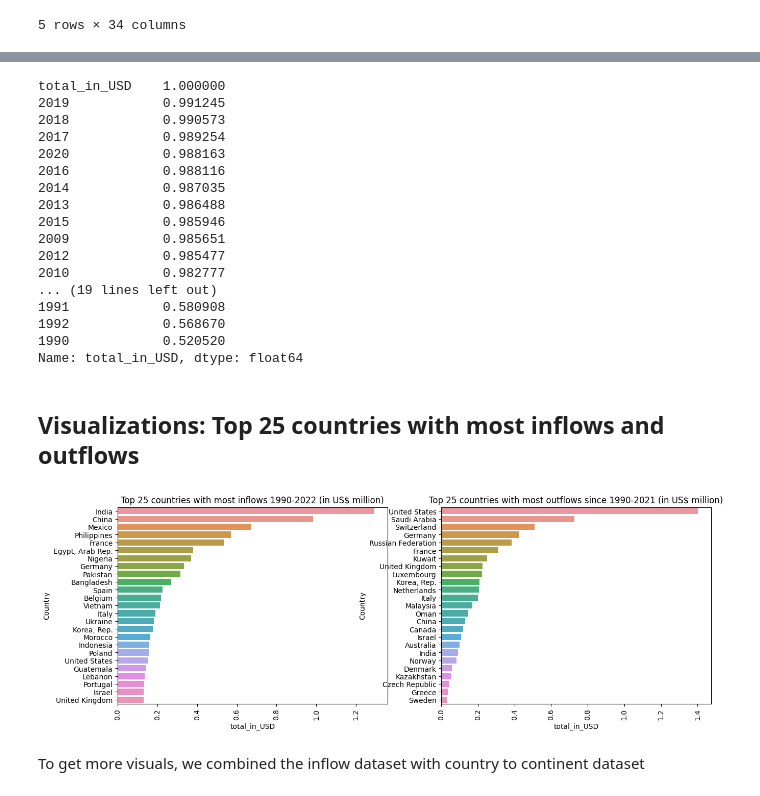
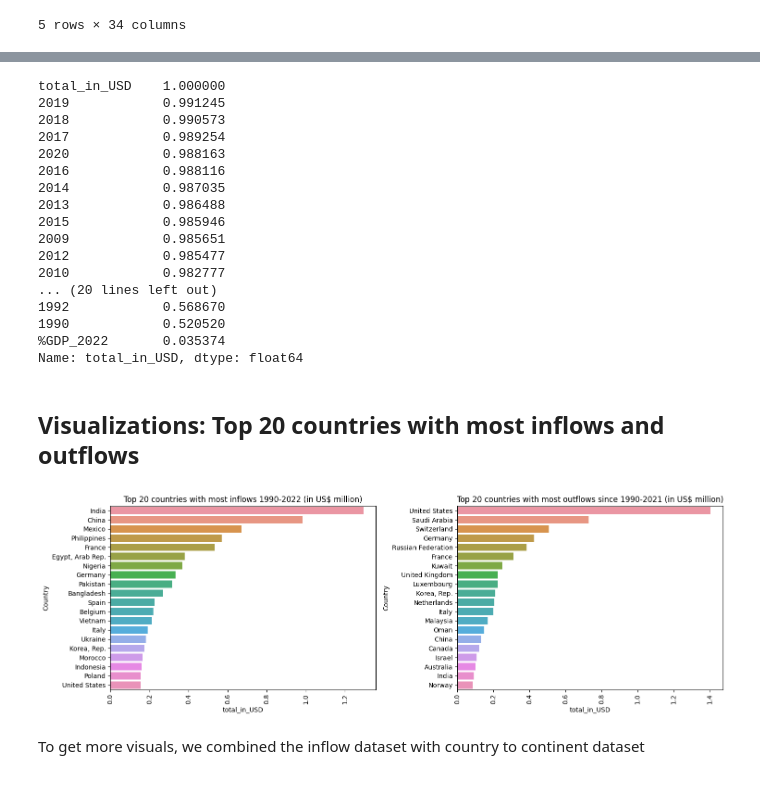
Before and after one commit to oakerekan/Bayes---Hamoye---Remittance-Pattern-and-Economic-development, a Jupyter notebook: 03. Remittance_Patterns_Exploratory_Data_Analysis.ipynb, the cells around one changed output, grey strips where cells are left out. Drawn from its saved outputs; the diff is of its cells as text; code cells hidden in the pictures.

```diff
--- a/03. Remittance_Patterns_Exploratory_Data_Analysis.ipynb
+++ b/03. Remittance_Patterns_Exploratory_Data_Analysis.ipynb
@@ -99,19 +98,19 @@ outflow.head()
 5 rows × 34 columns
 # %%
 # # Create a new column 'total_in_USD' containing the sum of values per row (axis=1)
-inflow.drop(columns=['%GDP_2022'],inplace=True)
-inflow['total_in_USD'] = inflow.sum(axis=1)
+#inflow.drop(columns=['%GDP_2022'],inplace=True)
+inflow['total_in_USD'] = inflow.iloc[:,:-1].sum(axis=1)
 
-outflow.drop(columns=['%GDP_2021'],inplace=True)
-outflow['total_in_USD'] = outflow.sum(axis=1)
+#outflow.drop(columns=['%GDP_2021'],inplace=True)
+outflow['total_in_USD'] = outflow.iloc[:,:-1].sum(axis=1)
 # %%
-# Sort values by highest USD sum total (25)
-inflow_top = inflow.sort_values(by='total_in_USD',ascending=False).head(25)
-outflow_top = outflow.sort_values(by='total_in_USD',ascending=False).head(25)
+# Sort values by highest USD sum total (20)
+top_inflow = inflow.sort_values(by='total_in_USD',ascending=False).head(20)
+top_outflow = outflow.sort_values(by='total_in_USD',ascending=False).head(20)
 # %%
 # Rename column and reset index
-inflow_top.rename(columns={'Migrant remittance inflows (US$ million)':'Country'}, inplace=True)
-inflow_top.reset_index(drop=True, inplace=True)
+top_inflow.rename(columns={'Migrant remittance inflows (US$ million)':'Country'}, inplace=True)
+top_inflow.reset_index(drop=True, inplace=True)
 
-outflow_top.rename(columns={'Outward remittance flows (US$ million)':'Country'}, inplace=True)
-outflow_top.reset_index(drop=True, inplace=True)
+top_outflow.rename(columns={'Outward remittance flows (US$ million)':'Country'}, inplace=True)
+top_outflow.reset_index(drop=True, inplace=True)
@@ -143,32 +131,34 @@ total_in_USD    1.000000
 2009            0.985651
 2012            0.985477
 2010            0.982777
-... (19 lines left out)
-1991            0.580908
+... (20 lines left out)
 1992            0.568670
 1990            0.520520
+%GDP_2022       0.035374
 Name: total_in_USD, dtype: float64
 # %% [markdown]
 <a id='Static-Graphs'></a>
-## Visualizations: Top 25 countries with most inflows and outflows
+## Visualizations: Top 20 countries with most inflows and outflows
 # %%
 # Create a figure with two subplots
 fig, axes = plt.subplots(ncols=2, figsize=(15, 5))
 
 # Plot the first bar chart on the left subplot
-sns.barplot(x='total_in_USD', y='Country', data=inflow_top, ax=axes[0])
+sns.barplot(x='total_in_USD', y='Country', data=top_inflow, ax=axes[0])
 axes[0].set_xticklabels(axes[0].get_xticklabels(), rotation=90)
-axes[0].set_title('Top 25 countries with most inflows 1990-2022 (in US$ million)')
+axes[0].set_title('Top 20 countries with most inflows 1990-2022 (in US$ million)')
 
 # Plot the second bar chart on the right subplot
-sns.barplot(x='total_in_USD', y='Country', data=outflow_top, ax=axes[1])
+sns.barplot(x='total_in_USD', y='Country', data=top_outflow, ax=axes[1])
 axes[1].set_xticklabels(axes[1].get_xticklabels(), rotation=90)
-axes[1].set_title('Top 25 countries with most outflows since 1990-2021 (in US$ million)')
+axes[1].set_title('Top 20 countries with most outflows since 1990-2021 (in US$ million)')
+
+plt.tight_layout()
 
 # Display the figure
 plt.show()
 # %% [output]
-[figure, old version]
+[figure, new version]
 # %% [markdown]
 To get more visuals, we combined the inflow dataset with country to continent dataset
 # %%
```
Also changed, not shown: parts of 14 cells of this notebook.
